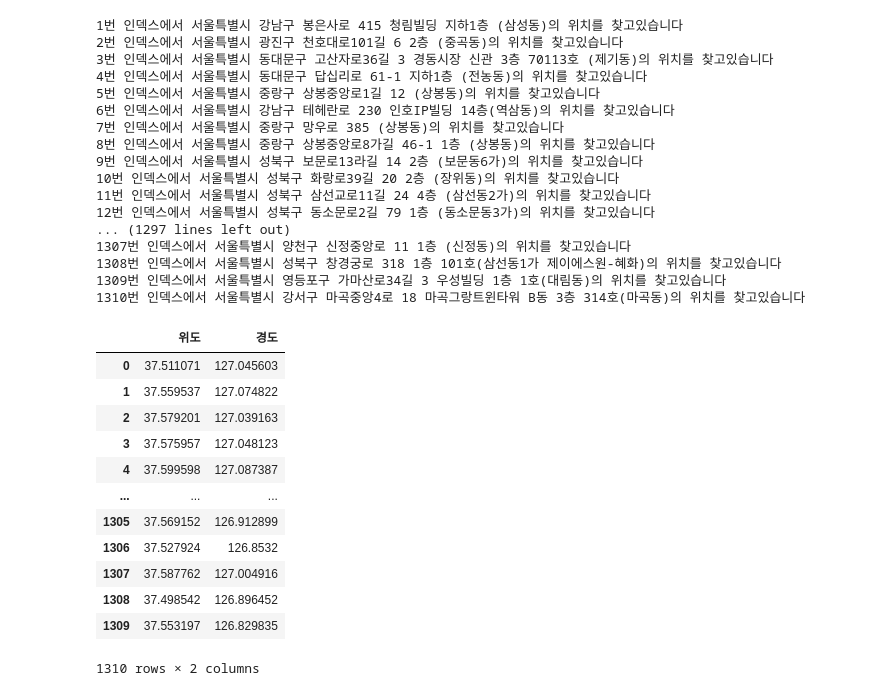
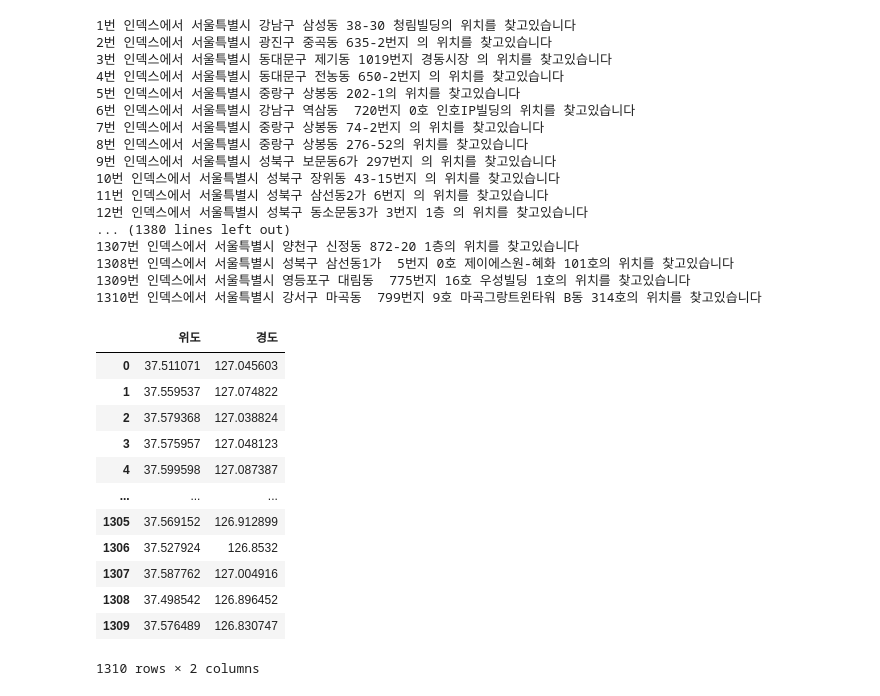
Before and after one commit to topyounggod/Project_Final, a Jupyter notebook: soovibin/사료제조업 구글맵 위경도 재설정.ipynb, the cells around one changed output. Cells and saved outputs as stored; diff of their text form; code cells hidden in the pictures.

```diff
--- a/soovibin/사료제조업 구글맵 위경도 재설정.ipynb
+++ b/soovibin/사료제조업 구글맵 위경도 재설정.ipynb
@@ -21,2 +22,17 @@ food
 # %%
+# 폐업 삭제
 food = food[food['상세영업상태명']!='폐업']
+
+import numpy as np
+# 지번주소가 비어있는 곳 도로명주소로 채우기
+food['지번주소'].replace(np.nan,'', inplace=True)
+adds = food[['지번주소', '도로명주소']]
+adds.index=range(0,len(adds))
+# 지번주소 빈 칸인 곳에 도로명 주소 넣기!!!!!!!!!!!!!!!!!!!!!!!!!!!!!!!!!
+lists = []
+
+for i in range(0, 270) :
+    if adds['지번주소'][i] != '' :
+        lists.append(adds['지번주소'][i])
+    else:
+        lists.append(adds['도로명주소'][i])
@@ -23,55 +44,55 @@ food = food[food['상세영업상태명']!='폐업']
 # %%
 import googlemaps
 import pandas as pd
-places = food['도로명주소']
+places = food['지번주소']
 my_key = ""
 maps = googlemaps.Client(key='AIzaSyBe_EWzIxtwOQlPJAGqs7luMVboqNJAr0Y')  # my key값 입력
 lat = []  #위도
 lng = []  #경도
 
 # 위치를 찾을 장소나 주소를 넣어준다.
 
 i=0
 for place in places:
     i = i + 1
     try:
         print("%d번 인덱스에서 %s의 위치를 찾고있습니다"%(i, place))
         geo_location = maps.geocode(place)[0].get('geometry')
         lat.append(geo_location['location']['lat'])
         lng.append(geo_location['location']['lng'])
 
 
     except:
         lat.append('')
         lng.append('')
         print("%d번 인덱스 위치를 찾는데 실패했습니다."%(i))
 
 
 # 데이터프레임만들어 출력하기
 df = pd.DataFrame({'위도':lat, '경도':lng})
 df
 # %% [output]
-1번 인덱스에서 서울특별시 강남구 봉은사로 415 청림빌딩 지하1층 (삼성동)의 위치를 찾고있습니다
-2번 인덱스에서 서울특별시 광진구 천호대로101길 6 2층 (중곡동)의 위치를 찾고있습니다
-3번 인덱스에서 서울특별시 동대문구 고산자로36길 3 경동시장 신관 3층 70113호 (제기동)의 위치를 찾고있습니다
-4번 인덱스에서 서울특별시 동대문구 답십리로 61-1 지하1층 (전농동)의 위치를 찾고있습니다
-5번 인덱스에서 서울특별시 중랑구 상봉중앙로1길 12 (상봉동)의 위치를 찾고있습니다
-6번 인덱스에서 서울특별시 강남구 테헤란로 230 인호IP빌딩 14층(역삼동)의 위치를 찾고있습니다
-7번 인덱스에서 서울특별시 중랑구 망우로 385 (상봉동)의 위치를 찾고있습니다
-8번 인덱스에서 서울특별시 중랑구 상봉중앙로8가길 46-1 1층 (상봉동)의 위치를 찾고있습니다
-9번 인덱스에서 서울특별시 성북구 보문로13라길 14 2층 (보문동6가)의 위치를 찾고있습니다
-10번 인덱스에서 서울특별시 성북구 화랑로39길 20 2층 (장위동)의 위치를 찾고있습니다
-11번 인덱스에서 서울특별시 성북구 삼선교로11길 24 4층 (삼선동2가)의 위치를 찾고있습니다
-12번 인덱스에서 서울특별시 성북구 동소문로2길 79 1층 (동소문동3가)의 위치를 찾고있습니다
-... (1297 lines left out)
-1307번 인덱스에서 서울특별시 양천구 신정중앙로 11 1층 (신정동)의 위치를 찾고있습니다
-1308번 인덱스에서 서울특별시 성북구 창경궁로 318 1층 101호(삼선동1가 제이에스원-혜화)의 위치를 찾고있습니다
-1309번 인덱스에서 서울특별시 영등포구 가마산로34길 3 우성빌딩 1층 1호(대림동)의 위치를 찾고있습니다
-1310번 인덱스에서 서울특별시 강서구 마곡중앙4로 18 마곡그랑트윈타워 B동 3층 314호(마곡동)의 위치를 찾고있습니다
+1번 인덱스에서 서울특별시 강남구 삼성동 38-30 청림빌딩의 위치를 찾고있습니다
+2번 인덱스에서 서울특별시 광진구 중곡동 635-2번지 의 위치를 찾고있습니다
+3번 인덱스에서 서울특별시 동대문구 제기동 1019번지 경동시장 의 위치를 찾고있습니다
+4번 인덱스에서 서울특별시 동대문구 전농동 650-2번지 의 위치를 찾고있습니다
+5번 인덱스에서 서울특별시 중랑구 상봉동 202-1의 위치를 찾고있습니다
+6번 인덱스에서 서울특별시 강남구 역삼동  720번지 0호 인호IP빌딩의 위치를 찾고있습니다
+7번 인덱스에서 서울특별시 중랑구 상봉동 74-2번지 의 위치를 찾고있습니다
+8번 인덱스에서 서울특별시 중랑구 상봉동 276-52의 위치를 찾고있습니다
+9번 인덱스에서 서울특별시 성북구 보문동6가 297번지 의 위치를 찾고있습니다
+10번 인덱스에서 서울특별시 성북구 장위동 43-15번지 의 위치를 찾고있습니다
+11번 인덱스에서 서울특별시 성북구 삼선동2가 6번지 의 위치를 찾고있습니다
+12번 인덱스에서 서울특별시 성북구 동소문동3가 3번지 1층 의 위치를 찾고있습니다
+... (1380 lines left out)
+1307번 인덱스에서 서울특별시 양천구 신정동 872-20 1층의 위치를 찾고있습니다
+1308번 인덱스에서 서울특별시 성북구 삼선동1가  5번지 0호 제이에스원-혜화 101호의 위치를 찾고있습니다
+1309번 인덱스에서 서울특별시 영등포구 대림동  775번지 16호 우성빌딩 1호의 위치를 찾고있습니다
+1310번 인덱스에서 서울특별시 강서구 마곡동  799번지 9호 마곡그랑트윈타워 B동 314호의 위치를 찾고있습니다
 |  | 위도 | 경도 |
 | 0 | 37.511071 | 127.045603 |
 | 1 | 37.559537 | 127.074822 |
-| 2 | 37.579201 | 127.039163 |
+| 2 | 37.579368 | 127.038824 |
 | 3 | 37.575957 | 127.048123 |
 | 4 | 37.599598 | 127.087387 |
 | ... | ... | ... |
@@ -79,5 +100,5 @@ df
 | 1306 | 37.527924 | 126.8532 |
 | 1307 | 37.587762 | 127.004916 |
 | 1308 | 37.498542 | 126.896452 |
-| 1309 | 37.553197 | 126.829835 |
+| 1309 | 37.576489 | 126.830747 |
 1310 rows × 2 columns
```
Also changed, not shown: parts of 6 cells of this notebook, 15 other files.
